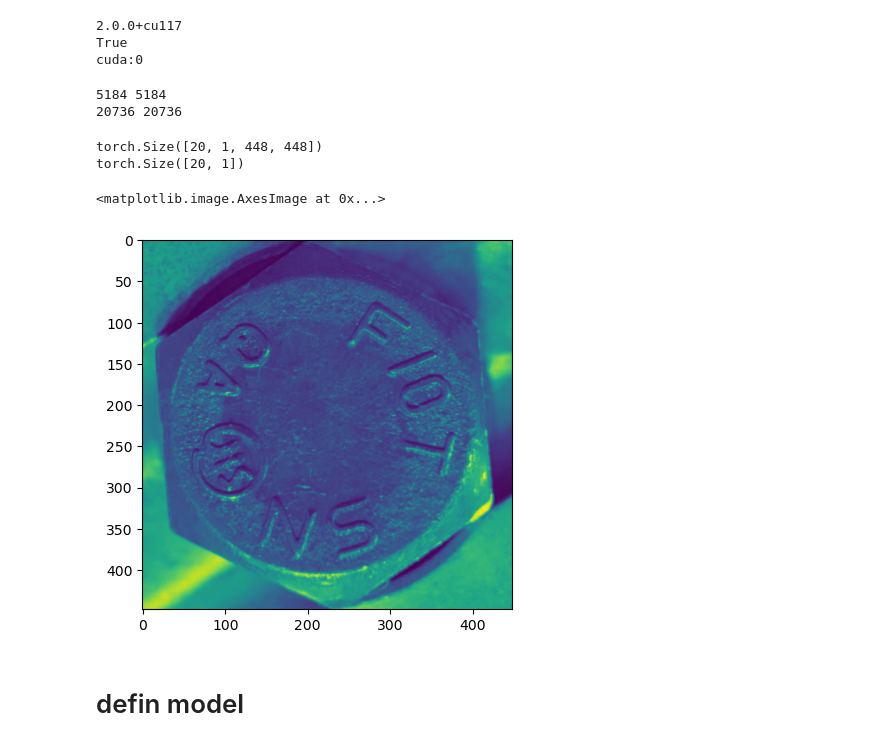
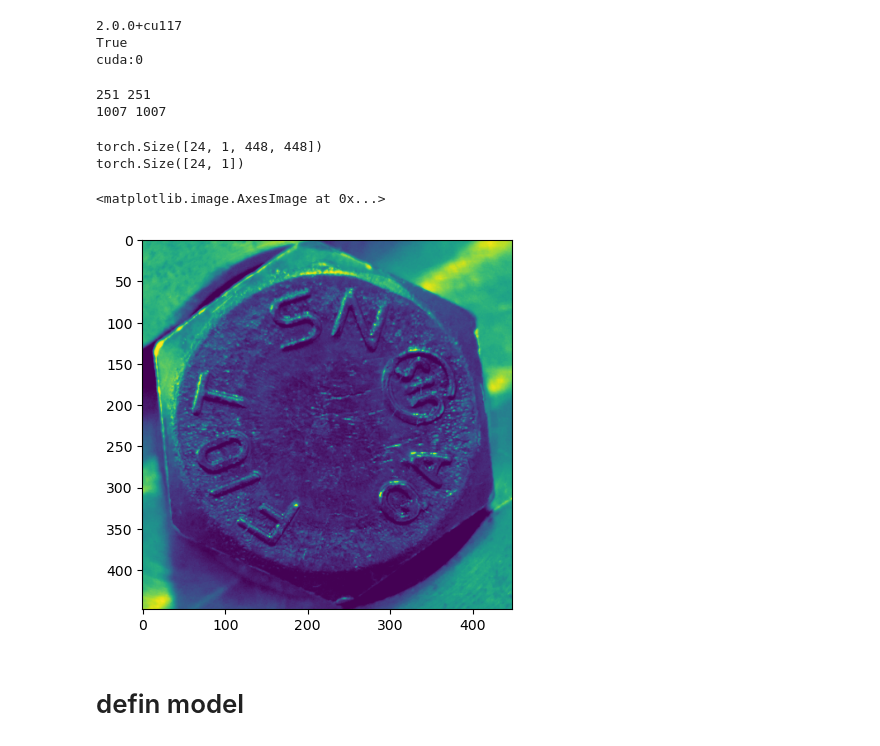
Before and after one commit to ChenYu-K/boltpd, a Jupyter notebook: FRCNN-Train.ipynb, the cells around one changed output. Cells and saved outputs as stored; diff of their text form; code cells hidden in the pictures.

```diff
--- a/FRCNN-Train.ipynb
+++ b/FRCNN-Train.ipynb
@@ -40,7 +40,7 @@ def generate_dataset(dir):
     """
     pathDir = os.listdir(dir)    #取图片的原始路径
     filenumber=len(pathDir)
-    rate=0.6    #自定义抽取图片的比例，比方说100张抽10张，那就是0.1
+    rate=0.7    #自定义抽取图片的比例，比方说100张抽10张，那就是0.1
     picknumber=int(filenumber*rate) #按照rate比例从文件夹中取一定数量图片
     sample = random.sample(pathDir, picknumber)  #随机选取picknumber数量的样本图片
 
@@ -49,29 +49,33 @@ def generate_dataset(dir):
     labels=[]
     img_data = []
     f0 = None
-    for file_name in pathDir:
+    for file_name in sample:
         if f0 is None:
             f0 = os.path.join(dir, file_name)
         if file_name != "Thumbs.db":
-            if int(file_name[-9:-4]) > 2286 and int(file_name[-9:-4]) < 2485:
-                img_dir = os.path.join(dir, file_name)
-                img = cv2.imread(img_dir)
-                #img1 = cv2.subtract(img,cv2.imread(f0))
-                img = cv2.resize(img, (600, 600))   # /5 resize img
-                #img_gray = cv.cvtColor(img,cv.COLOR_RniGB2GRAY)
-                pimg = Image.fromarray(img)
-                img_data.append(pimg)
-                for item in file:       #add label, from 1row
-                    sh = item[1]
-                    if file_name[-10:-4] == sh[-10:-4]:
-                        labels.append(item[0]/116)#
+           # if int(file_name[-9:-4]) > 2286 and int(file_name[-9:-4]) < 2485:
+            img_dir = os.path.join(dir, file_name)
+            img = cv2.imread(img_dir)
+            #ref_img = cv2.imread('./database/c_data/bolt1/DSC01686.JPG')
+            #img = cv2.subtract(img, ref_img)
+            #img1 = cv2.subtract(img,cv2.imread(f0))
+            img = cv2.resize(img, (500, 500))   # /5 resize img
+            #img_gray = cv.cvtColor(img,cv.COLOR_RniGB2GRAY)
+            pimg = Image.fromarray(img)
+            img_data.append(pimg)
+            for item in file:       #add label, from 1row
+                sh = item[1]
+                if file_name[-9:-4] == sh[-9:-4]:
+                    labels.append(item[0]/116)#
     labels = torch.tensor(labels)
     labels = labels.type(torch.FloatTensor)
     labels = labels.unsqueeze(1)
     return img_data,labels
 # %%
-traindir= './database/train_data/'
-validdir='./database/valid_data/'
+#traindir= './database/train_data/'
+#validdir='./database/valid_data/'
+traindir= './database/aug_data/bolt4/'
+validdir='./database/aug_data/bolt4-valid/'
 testdir='./database/test_data/'
 train_rdata, train_label = generate_dataset(traindir)
 valid_rdata, valid_label = generate_dataset(validdir)
@@ -79,8 +83,8 @@ valid_rdata, valid_label = generate_dataset(validdir)
 print(len(valid_rdata),len(valid_label))
 print(len(train_rdata),len(train_label))
 # %% [output]
-5184 5184
-20736 20736
+251 251
+1007 1007
 # %%
 #print(train_data)
 #print(train_label)
@@ -103,35 +107,32 @@ class MyDataset(Dataset):
 # %%
 normMean = [0.5]
 normStd = [0.5]
 transform = transforms.Compose([
     transforms.Resize(450),
     transforms.CenterCrop(448),
     transforms.Grayscale(num_output_channels=1), #彩色图像转灰度图像num_output_channels默认1
     transforms.ToTensor(),  # range [0, 255] -> [0.0,1.0]
     #transforms.Normalize(normMean, normStd)
     ])
 
 # 也可以再定义train_transform加入一些数据增强
 train_data = MyDataset(train_rdata, train_label, transform=transform)
 valid_data = MyDataset(valid_rdata, valid_label, transform=transform)
-train_loader = DataLoader(dataset=train_data, batch_size=20, shuffle=True)
+train_loader = DataLoader(dataset=train_data, batch_size=24, shuffle=True)
 valid_loader = DataLoader(dataset=valid_data, batch_size=1, shuffle=True)
 dataiter=iter(train_loader)
 images, labels = dataiter.__next__()
 print(images.shape)
 print(labels.shape)
+topic = T.ToPILImage()
+imm1 = topic(images[0])
+vimg, vlabels = dataiter.__next__()
+plt.imshow(topic(vimg[0]))
 # %% [output]
-torch.Size([20, 1, 448, 448])
-torch.Size([20, 1])
+torch.Size([24, 1, 448, 448])
+torch.Size([24, 1])
+<matplotlib.image.AxesImage at 0x...>
+[figure, added]
-# %%
-topic = T.ToPILImage()
-imm1 = topic(images[0])
-vimg, vlabels = dataiter.__next__()
-
-plt.imshow(topic(vimg[0]))
-# %% [output]
-<matplotlib.image.AxesImage at 0x...>
-[figure, removed]
 # %%
 def testAccuracy():
     net.eval()
```
Also changed, not shown: parts of 4 cells of this notebook, 11 other files.
